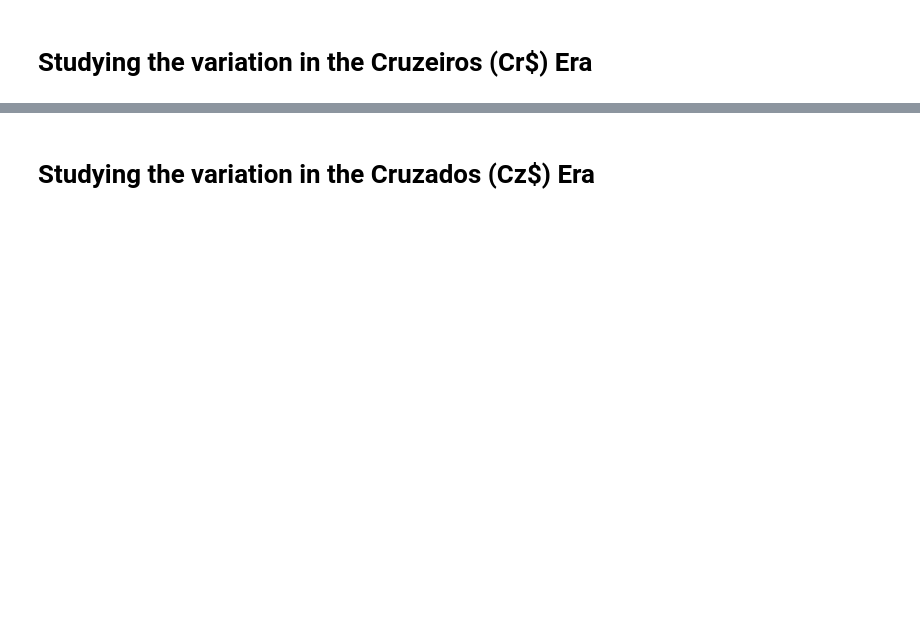
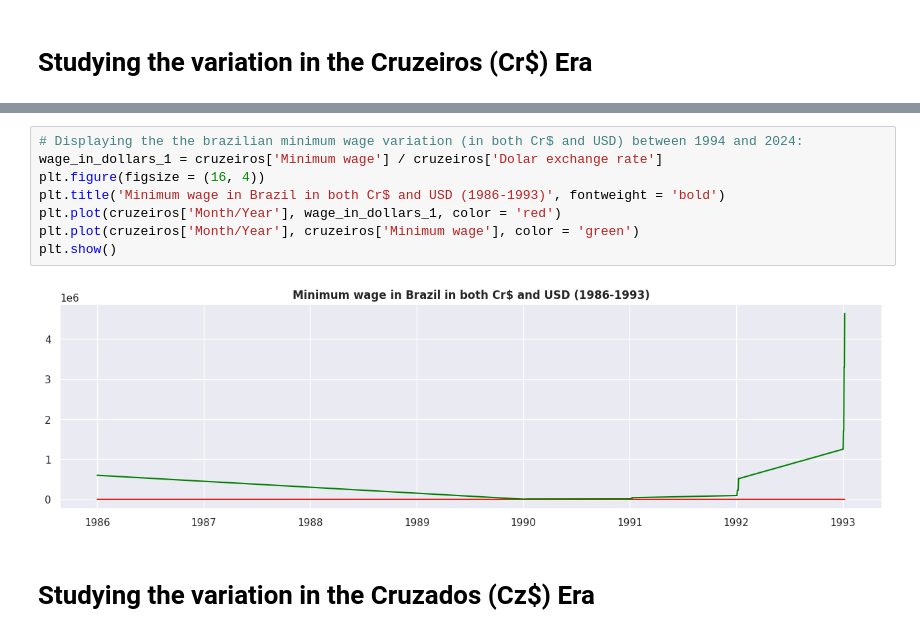
Before and after one commit to guilhermelaviola/MinimumWage, a Jupyter notebook: MinimumWageBrazil.ipynb, the cells around one changed output, grey strips where cells are left out. Drawn from its saved outputs; the diff is of its cells as text; blank space fills up the shorter version.

```diff
--- a/MinimumWageBrazil.ipynb
+++ b/MinimumWageBrazil.ipynb
@@ -156,2 +148,12 @@ plt.show()
+# %%
+# Displaying the the brazilian minimum wage variation (in both Cr$ and USD) between 1994 and 2024:
+wage_in_dollars_1 = cruzeiros['Minimum wage'] / cruzeiros['Dolar exchange rate']
+plt.figure(figsize = (16, 4))
+plt.title('Minimum wage in Brazil in both Cr$ and USD (1986-1993)', fontweight = 'bold')
+plt.plot(cruzeiros['Month/Year'], wage_in_dollars_1, color = 'red')
+plt.plot(cruzeiros['Month/Year'], cruzeiros['Minimum wage'], color = 'green')
+plt.show()
+# %% [output]
+[figure, added]
 # %% [markdown]
 # **Studying the variation in the Cruzados (Cz$) Era**
```
Also changed, not shown: parts of 10 cells of this notebook.
